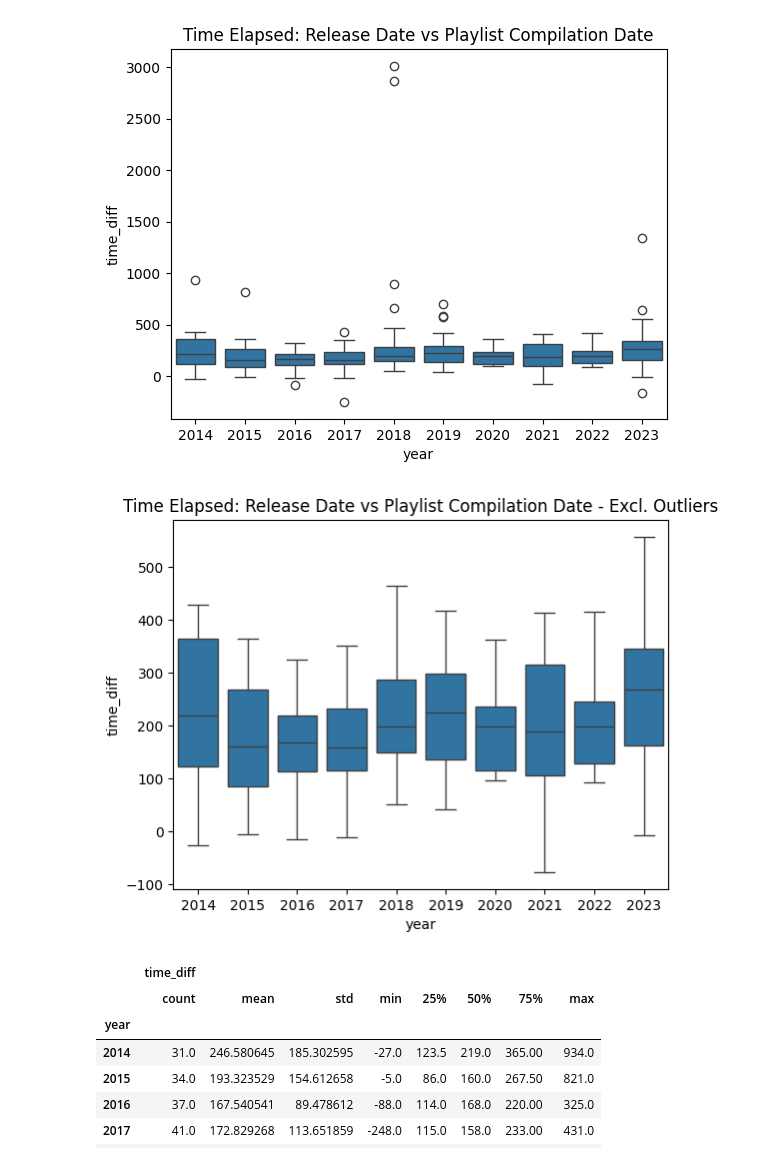
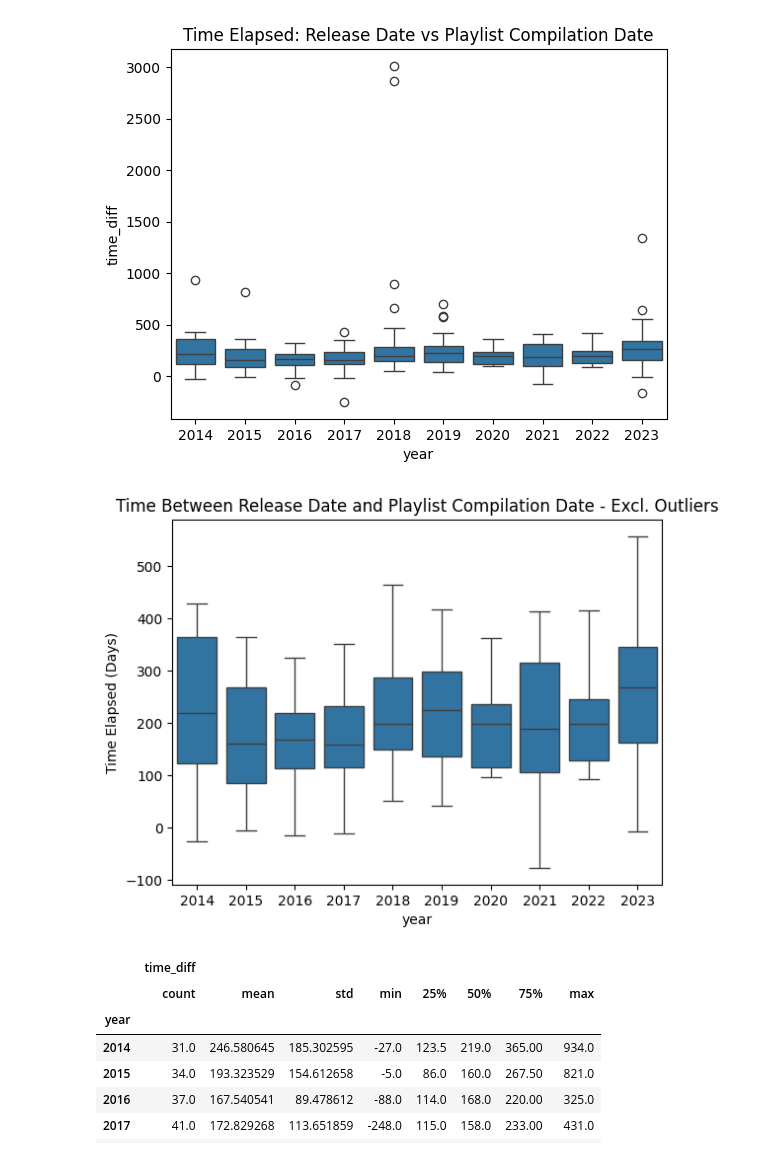
Before and after one commit to ryanwonghc/FIFA-Song-Analysis, a Jupyter notebook: Notebooks/FIFA_Song_EDA.ipynb, the cells around one changed output. Drawn from its saved outputs; the diff is of its cells as text; code cells hidden in the pictures.

```diff
--- a/Notebooks/FIFA_Song_EDA.ipynb
+++ b/Notebooks/FIFA_Song_EDA.ipynb
@@ -113,10 +114,11 @@ plt.savefig("../charts/release_vs_compilation_date.png")
 # %% [output]
 [figure]
 # %%
-sns.boxplot(data=song_df, x="year", y="time_diff", showfliers=False).set_title("Time Elapsed: Release Date vs Playlist Compilation Date - Excl. Outliers")
+sns.boxplot(data=song_df, x="year", y="time_diff", showfliers=False).set_title("Time Between Release Date and Playlist Compilation Date - Excl. Outliers")
+plt.ylabel("Time Elapsed (Days)")
 plt.savefig("../charts/release_vs_compilation_date_ex_outliers.png")
 # %% [output]
-[figure, old version]
+[figure, new version]
 # %%
 song_df[["year","time_diff"]].groupby("year").describe()
 # %% [output]
```
Also changed, not shown: parts of 23 cells of this notebook, 1 other file.
